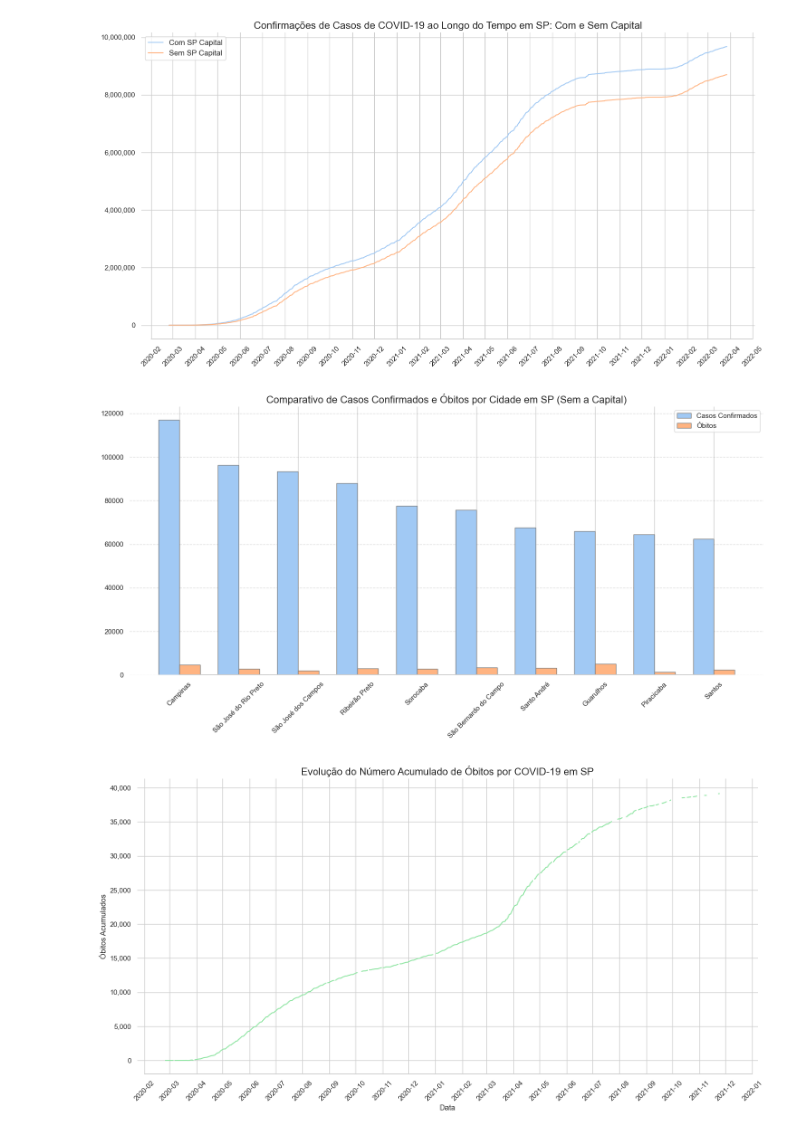
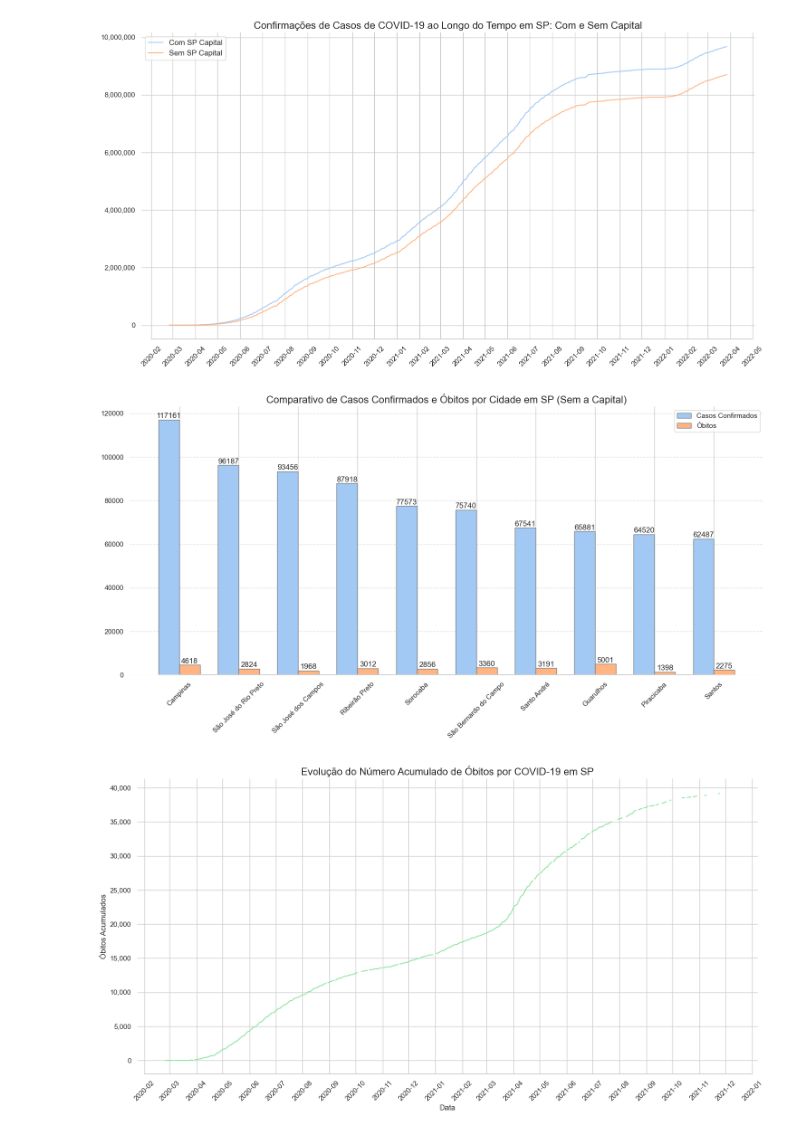
Before and after one commit to gabs4841/Covid-Graficos, a Jupyter notebook: COVID.ipynb, the cells around one changed output. Cells and saved outputs as stored; diff of their text form; code cells hidden in the pictures.

Commit message:
Adicionando rótulos ao gráfico de barras

```diff
--- a/COVID.ipynb
+++ b/COVID.ipynb
@@ -86,34 +86,41 @@ city_data_sorted_no_sp = city_data_no_sp.sort_values('last_available_confirmed',
 fig, ax = plt.subplots(figsize=(15, 8))
 
 # Configurar a posição das barras no eixo X
 indices = np.arange(len(city_data_sorted_no_sp))
 bar_width = 0.35
 
 # Barras para casos confirmados com bordas mais escuras
 bars1 = ax.bar(indices - bar_width/2, city_data_sorted_no_sp['last_available_confirmed'], bar_width, label='Casos Confirmados', color=sns.color_palette("pastel")[0], edgecolor="grey")
 
 # Barras para óbitos com bordas mais escuras
 bars2 = ax.bar(indices + bar_width/2, city_data_sorted_no_sp['last_available_deaths'], bar_width, label='Óbitos', color=sns.color_palette("pastel")[1], edgecolor="grey")
 
+# Adicionar rótulos com os valores acima das barras
+for i, value in enumerate(city_data_sorted_no_sp['last_available_confirmed']):
+    ax.text(i - bar_width/2, value + 100, str(value), ha='center', va='bottom')
+
+for i, value in enumerate(city_data_sorted_no_sp['last_available_deaths']):
+    ax.text(i + bar_width/2, value + 100, str(value), ha='center', va='bottom')
+
 # Adicionar nomes e título ao gráfico
 ax.set_title('Comparativo de Casos Confirmados e Óbitos por Cidade em SP (Sem a Capital)', fontsize=16)
 ax.set_xticks(indices)
 ax.set_xticklabels(city_data_sorted_no_sp.index, rotation=45)
 ax.legend()
 
 # Adicionar uma grade para facilitar a leitura
 ax.yaxis.grid(True, linestyle='--', which='major', color='grey', alpha=.25)
 
 # Remover bordas desnecessárias
 sns.despine(trim=True, left=True)
 
 # Ajustar layout para evitar cortar o título e as legendas
 plt.tight_layout()
 
 # Exibir o gráfico
 plt.show()
 # %% [output]
-[figure, old version]
+[figure, new version]
 # %%
 import pandas as pd
 import matplotlib.pyplot as plt
```
